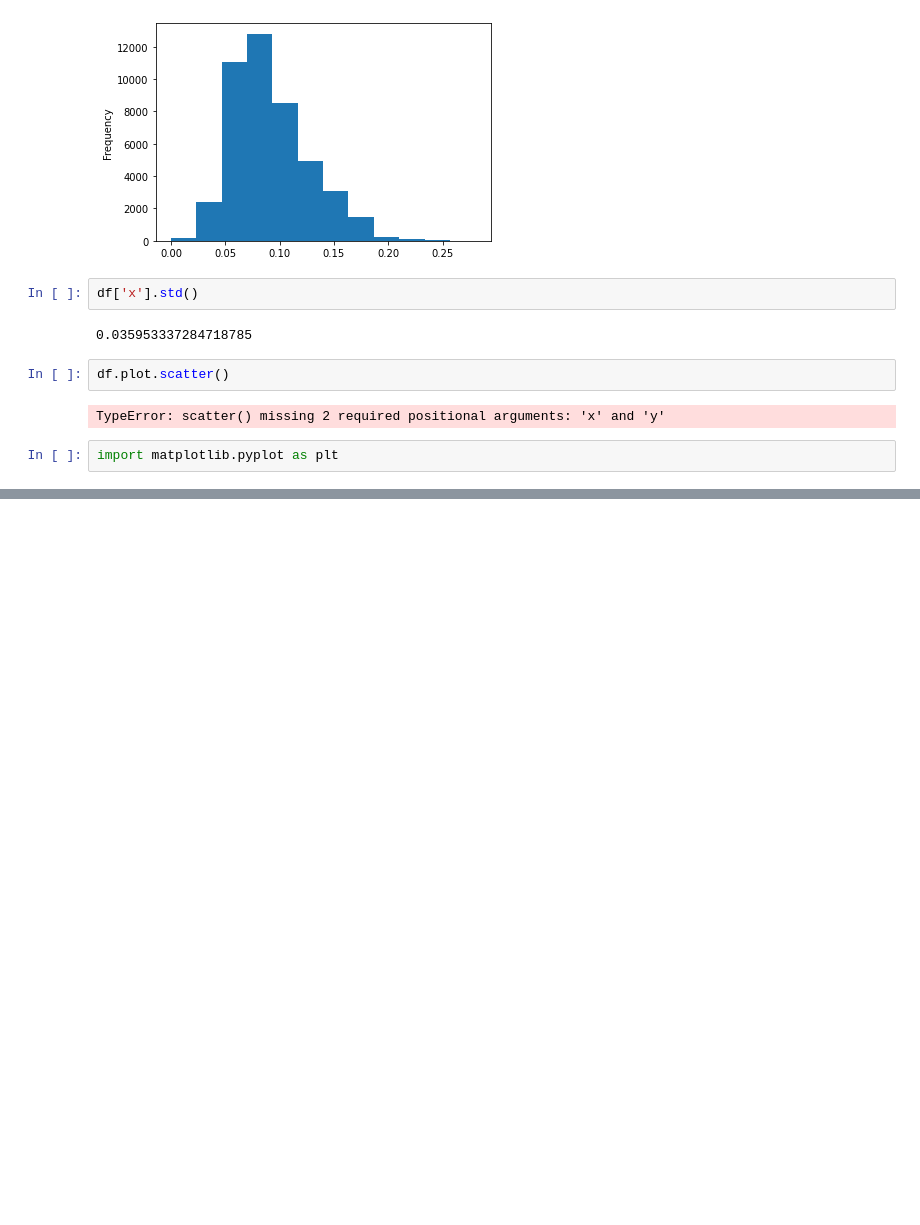
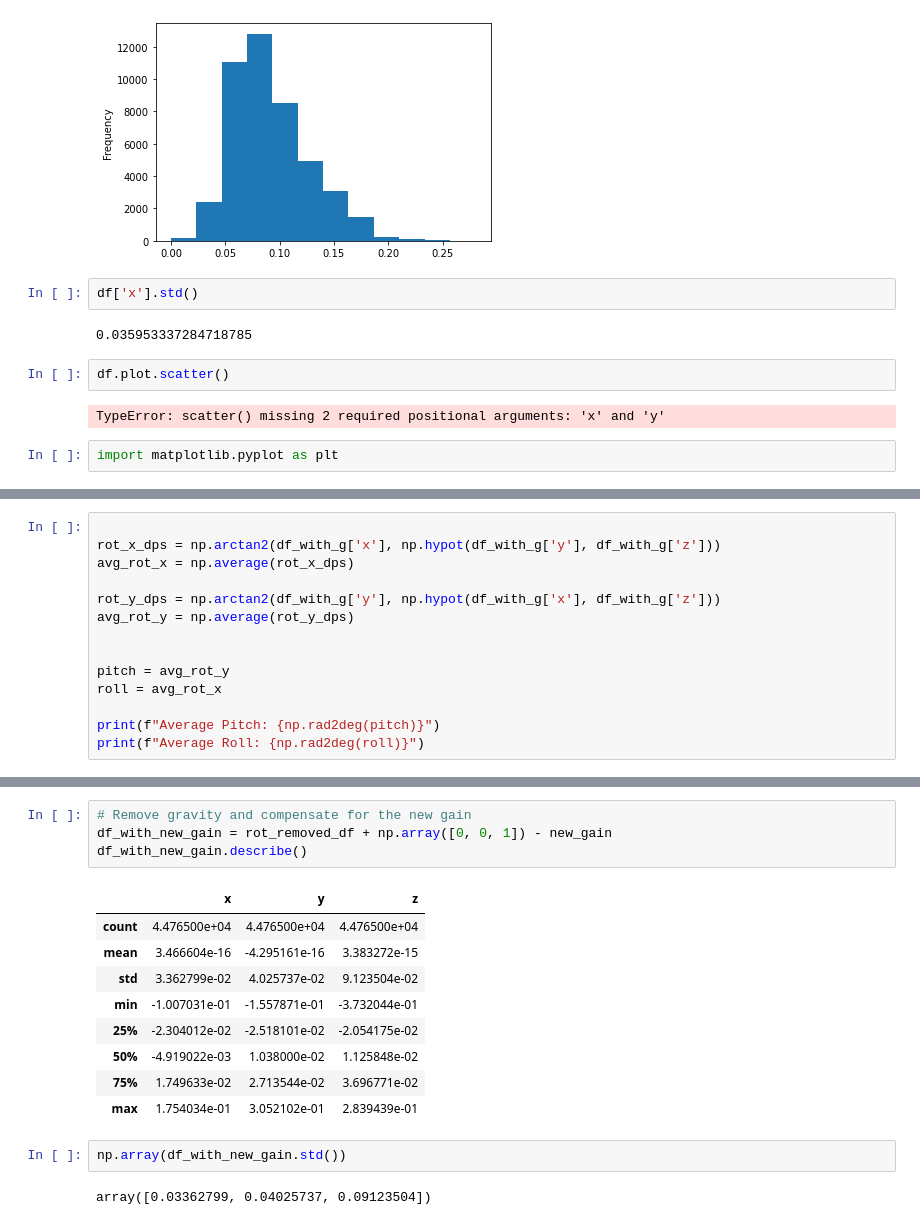
Before and after one commit to RealAlpha/nav_test_py, a Jupyter notebook: accel_data_experimentationn.ipynb, the cells around one changed output, grey strips where cells are left out. Cells and saved outputs as stored; diff of their text form; blank space fills up the shorter version.

```diff
--- a/accel_data_experimentationn.ipynb
+++ b/accel_data_experimentationn.ipynb
@@ -87,0 +88,14 @@ plt.plot(x_fftfreq[i], 10 * np.log10(x_psd[i]))
+# %%
+
+rot_x_dps = np.arctan2(df_with_g['x'], np.hypot(df_with_g['y'], df_with_g['z']))
+avg_rot_x = np.average(rot_x_dps)
+
+rot_y_dps = np.arctan2(df_with_g['y'], np.hypot(df_with_g['x'], df_with_g['z']))
+avg_rot_y = np.average(rot_y_dps)
+
+
+pitch = avg_rot_y
+roll = avg_rot_x
+
+print(f"Average Pitch: {np.rad2deg(pitch)}")
+print(f"Average Roll: {np.rad2deg(roll)}")
@@ -87,0 +181,18 @@ plt.plot(x_fftfreq[i], 10 * np.log10(x_psd[i]))
+# %%
+# Remove gravity and compensate for the new gain
+df_with_new_gain = rot_removed_df + np.array([0, 0, 1]) - new_gain
+df_with_new_gain.describe()
+# %% [output]
+|  | x | y | z |
+| count | 4.476500e+04 | 4.476500e+04 | 4.476500e+04 |
+| mean | 3.466604e-16 | -4.295161e-16 | 3.383272e-15 |
+| std | 3.362799e-02 | 4.025737e-02 | 9.123504e-02 |
+| min | -1.007031e-01 | -1.557871e-01 | -3.732044e-01 |
+| 25% | -2.304012e-02 | -2.518101e-02 | -2.054175e-02 |
+| 50% | -4.919022e-03 | 1.038000e-02 | 1.125848e-02 |
+| 75% | 1.749633e-02 | 2.713544e-02 | 3.696771e-02 |
+| max | 1.754034e-01 | 3.052102e-01 | 2.839439e-01 |
+# %%
+np.array(df_with_new_gain.std())
+# %% [output]
+array([0.03362799, 0.04025737, 0.09123504])
```
Also changed, not shown: parts of 10 cells of this notebook.
